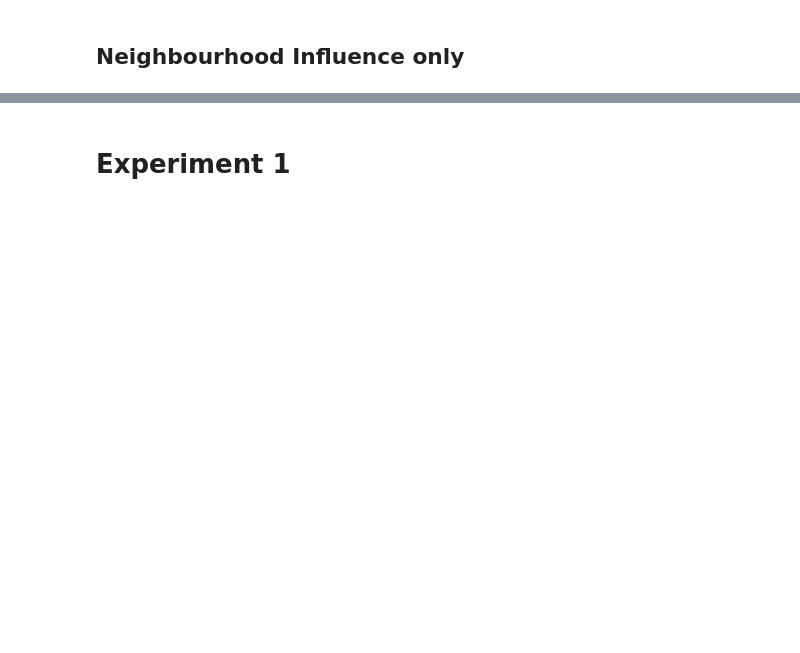
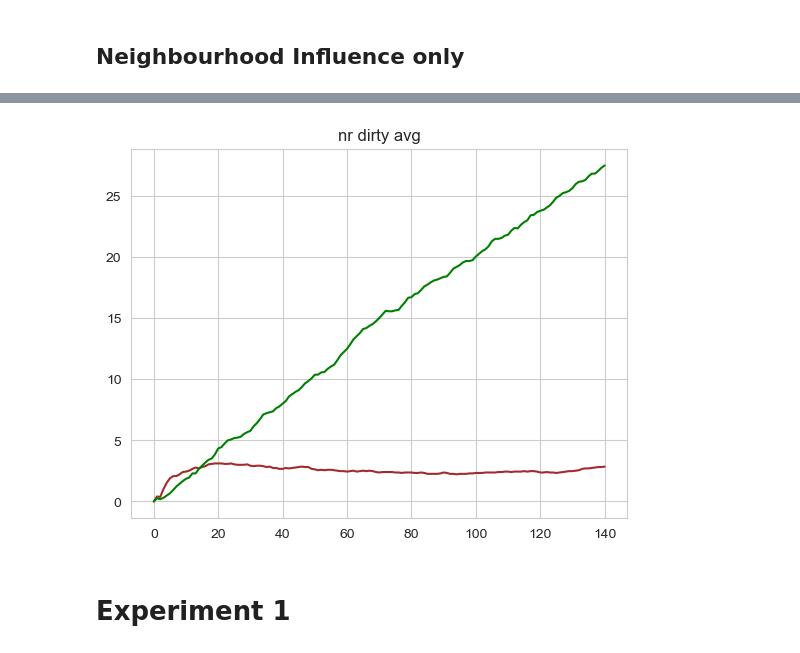
Before and after one commit to PaulHosek/Agent_based_modeling, a Jupyter notebook: Experiments.ipynb, the cells around one changed output, grey strips where cells are left out. Saved outputs shown, nothing was run; the diff lists cells and outputs as text; code cells hidden in the pictures; blank space fills up the shorter version.

```diff
--- a/Experiments.ipynb
+++ b/Experiments.ipynb
@@ -39,0 +69,9 @@ import matplotlib as mpl
+# %%
+data = cur_model.datacollector.get_model_vars_dataframe()
+plt.figure()
+plt.title("nr dirty avg")
+plt.plot(data["nr_dirty"], color='brown')
+plt.plot(data["nr_clean"], color='green')
+plt.show()
+# %% [output]
+[figure, added]
```
Also changed, not shown: parts of 18 cells of this notebook, 4 other files.
